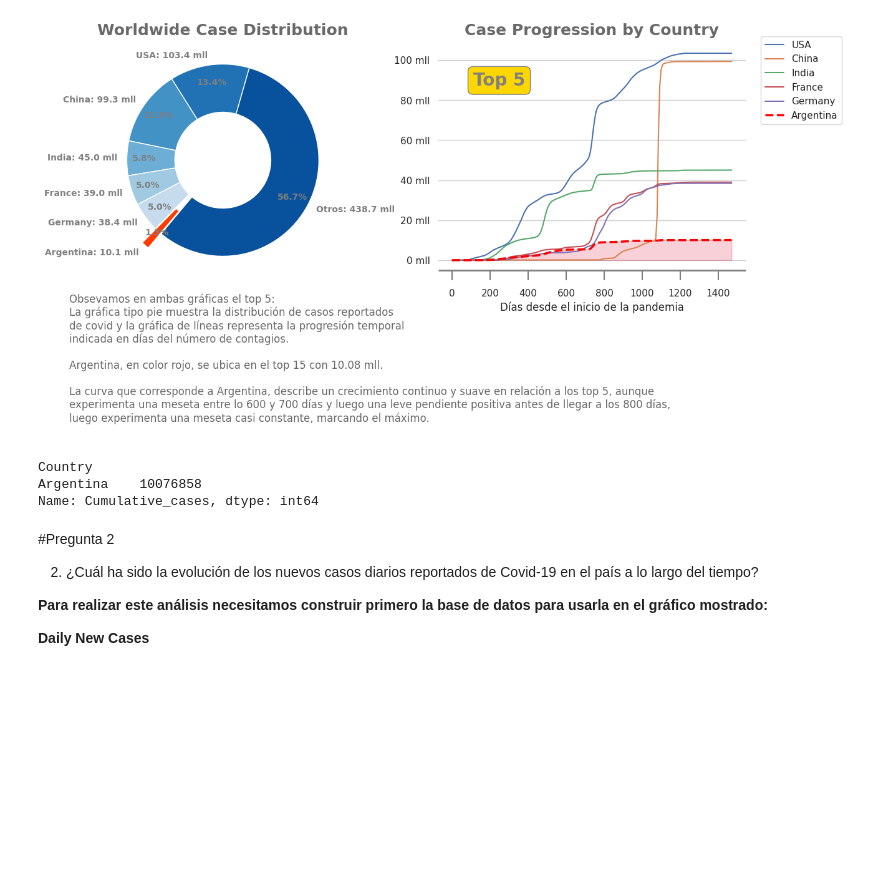
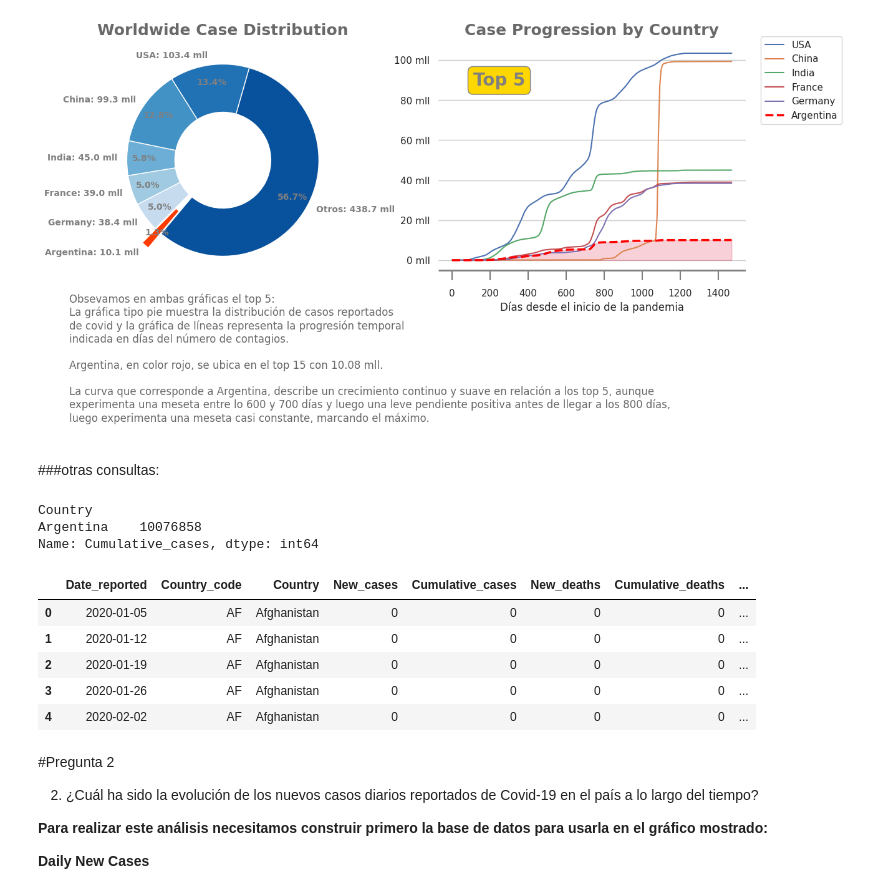
Before and after one commit to JulioLaz/covid19_analytics, a Jupyter notebook: COVID19_Analytics_final.ipynb, the cells around one changed output. Cells and saved outputs as stored; diff of their text form; code cells hidden in the pictures; blank space fills up the shorter version.

```diff
--- a/COVID19_Analytics_final.ipynb
+++ b/COVID19_Analytics_final.ipynb
@@ -1298,6 +1320,8 @@ luego experimenta una meseta casi constante, marcando el máximo.
 # %% [output]
 Text(0, 0, '\nObsevamos en ambas gráficas el top 5:\nLa gráfica tipo pie muestra la distribución de casos reportados\nde covid y la gráfica de líneas representa la progresión temporal\nindicada en día ...
 [figure]
+# %% [markdown]
+###otras consultas:
 # %%
 # pais_x='Argentina'
 ver_pais = total_por_pais.index.isin([pais_x])
@@ -1307,6 +1331,15 @@ list_pais_X
 Country
 Argentina    10076858
 Name: Cumulative_cases, dtype: int64
+# %%
+df_covid_limpio.head()
+# %% [output]
+|  | Date_reported | Country_code | Country | New_cases | Cumulative_cases | New_deaths | Cumulative_deaths | ... |
+| 0 | 2020-01-05 | AF | Afghanistan | 0 | 0 | 0 | 0 | ... |
+| 1 | 2020-01-12 | AF | Afghanistan | 0 | 0 | 0 | 0 | ... |
+| 2 | 2020-01-19 | AF | Afghanistan | 0 | 0 | 0 | 0 | ... |
+| 3 | 2020-01-26 | AF | Afghanistan | 0 | 0 | 0 | 0 | ... |
+| 4 | 2020-02-02 | AF | Afghanistan | 0 | 0 | 0 | 0 | ... |
 # %% [markdown]
 #Pregunta 2
 
```
Also changed, not shown: parts of 24 cells of this notebook.
